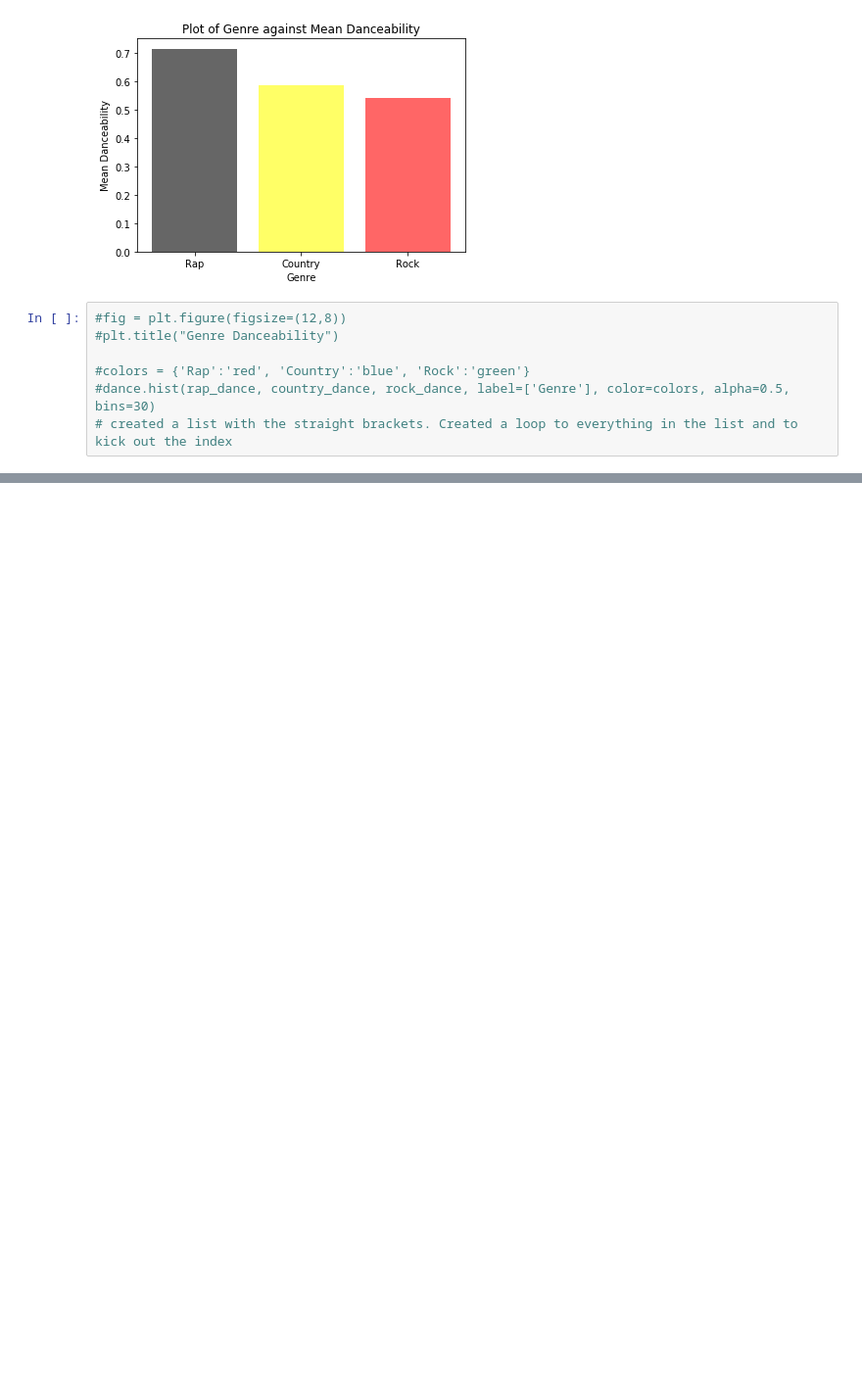
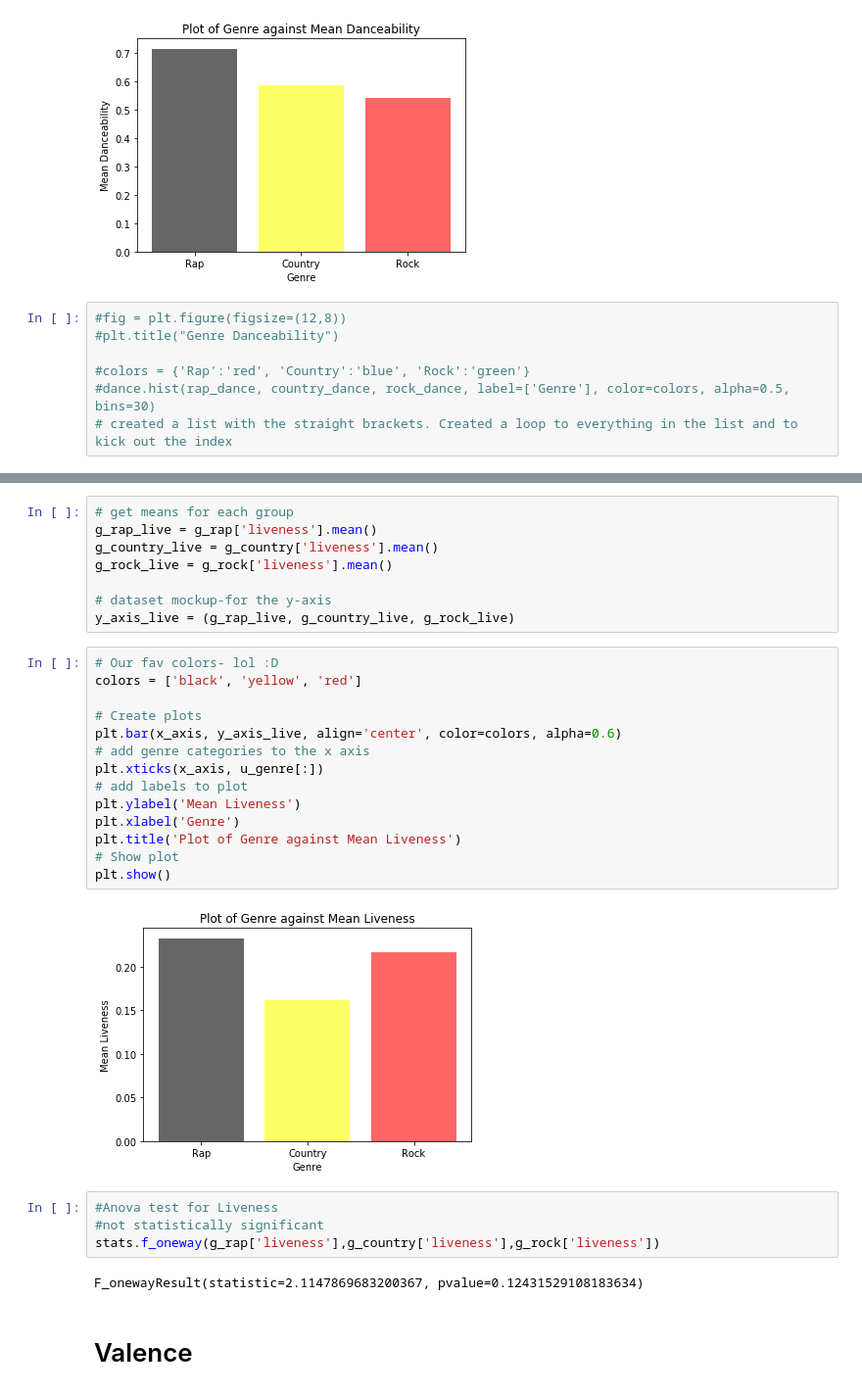
Before and after one commit to ESHORT1834/Spotify-Project, a Jupyter notebook: With Graph.ipynb, the cells around one changed output, grey strips where cells are left out. Shown at 98% size. Drawn from its saved outputs; the diff is of its cells as text; blank space fills up the shorter version.

```diff
--- a/With Graph.ipynb
+++ b/With Graph.ipynb
@@ -345,0 +384,32 @@ y_group.mean()
+# %%
+# get means for each group
+g_rap_live = g_rap['liveness'].mean()
+g_country_live = g_country['liveness'].mean()
+g_rock_live = g_rock['liveness'].mean()
+
+# dataset mockup-for the y-axis
+y_axis_live = (g_rap_live, g_country_live, g_rock_live)
+# %%
+# Our fav colors- lol :D
+colors = ['black', 'yellow', 'red']
+
+# Create plots
+plt.bar(x_axis, y_axis_live, align='center', color=colors, alpha=0.6)
+# add genre categories to the x axis
+plt.xticks(x_axis, u_genre[:])
+# add labels to plot
+plt.ylabel('Mean Liveness')
+plt.xlabel('Genre')
+plt.title('Plot of Genre against Mean Liveness')
+# Show plot
+plt.show()
+# %% [output]
+[figure, added]
+# %%
+#Anova test for Liveness
+#not statistically significant
+stats.f_oneway(g_rap['liveness'],g_country['liveness'],g_rock['liveness'])
+# %% [output]
+F_onewayResult(statistic=2.1147869683200367, pvalue=0.12431529108183634)
+# %% [markdown]
+# Valence
```
Also changed, not shown: parts of 15 cells of this notebook, 2 other files.
